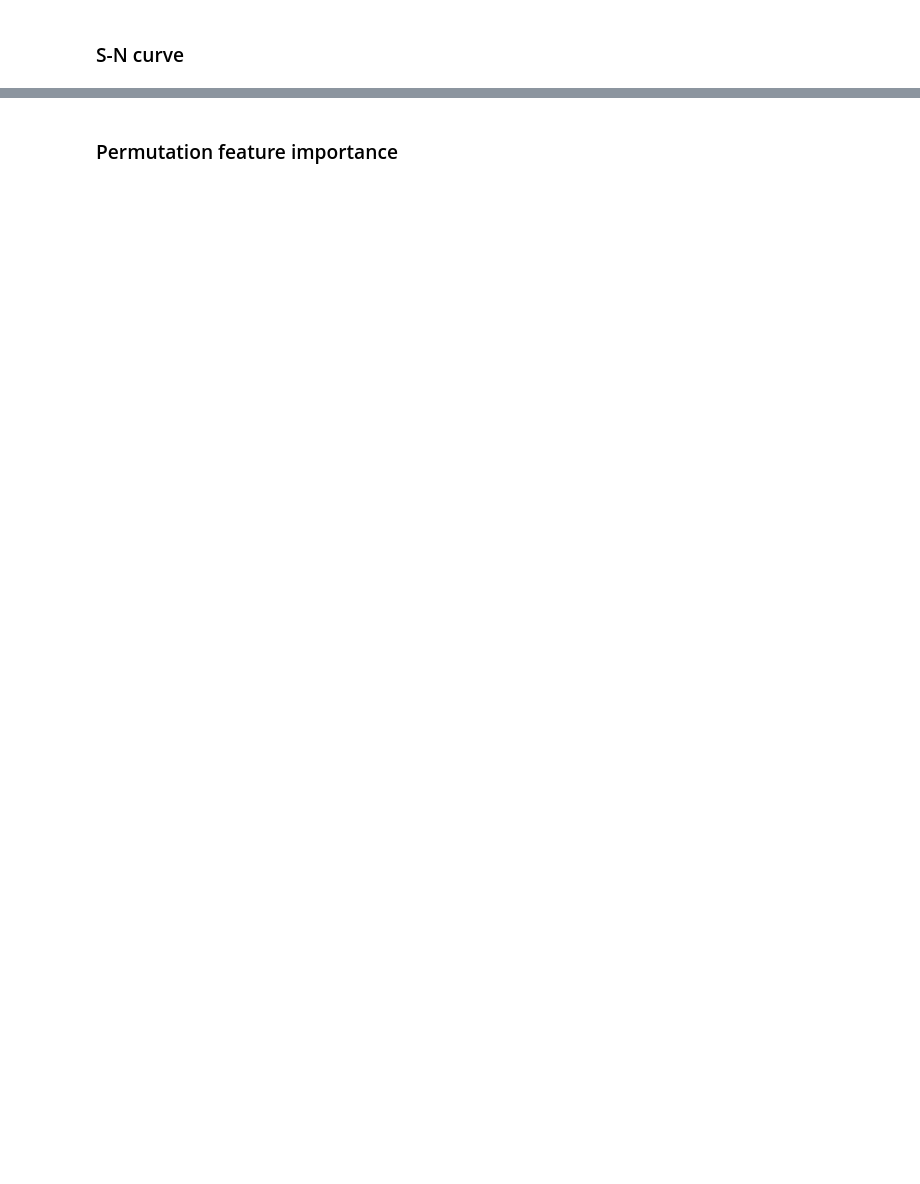
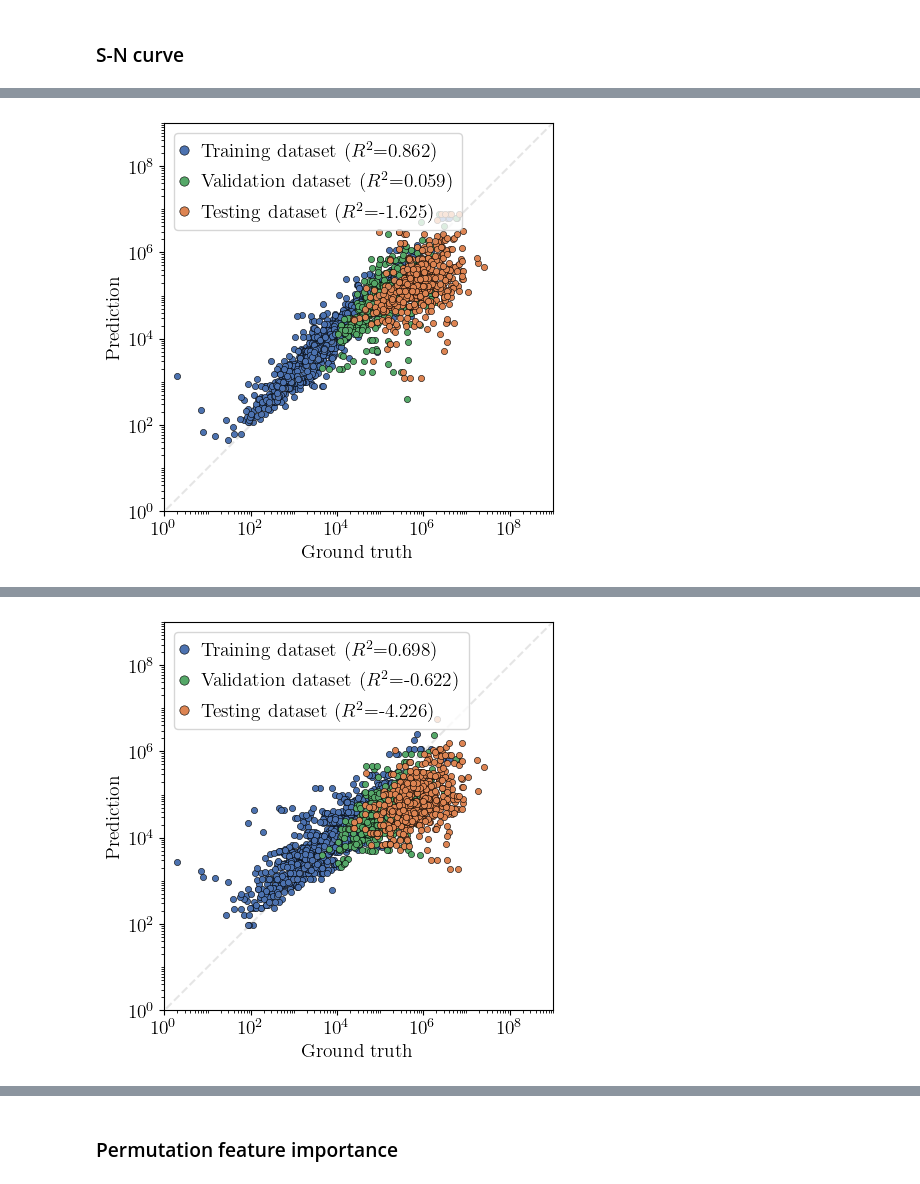
Before and after one commit to Luwen-Zhang/SNEnsemble, a Jupyter notebook: notebooks/main.ipynb, the cells around one changed output, grey strips where cells are left out. Cells and saved outputs as stored; diff of their text form; code cells hidden in the pictures; blank space fills up the shorter version.

```diff
--- a/notebooks/main.ipynb
+++ b/notebooks/main.ipynb
@@ -106,0 +265,25 @@ Testing Loss: 2.4268, R2: -20.5816
+# %%
+from src.core.datasplitter import MaterialCycleSplitter
+from src.core.model import *
+
+device = "cuda" if torch.cuda.is_available() else "cpu"
+print("Using {} device".format(device))
+
+configfile = "base_SNL_MSU_DOE_fatigue"
+trainer = Trainer(device=device)
+trainer.load_config(configfile)
+trainer.datasplitter = MaterialCycleSplitter()
+trainer.load_data()
+trainer.train(verbose=True)
+
+models = [
+    AutoGluon(trainer),
+    MLP(trainer),
+    ThisWork(trainer),
+    ThisWork(trainer, manual_activate=["linlogSN"], program="ThisWorklinlog"),
+    ThisWork(trainer, manual_activate=["loglogSN"], program="ThisWorkloglog"),
+]
+
+trainer.add_modelbases(models)
+# trainer.bayes_opt=True
+trainer.train(verbose=True)
@@ -106,0 +387,8 @@ Testing Loss: 2.4268, R2: -20.5816
+# %%
+trainer.plot_truth_pred(log_trans=True, upper_lim=9, program='MLP')
+trainer.plot_truth_pred(log_trans=True, upper_lim=9, program='ThisWork')
+trainer.plot_truth_pred(log_trans=True, upper_lim=9, program='ThisWorklinlog')
+trainer.plot_truth_pred(log_trans=True, upper_lim=9, program='ThisWorkloglog')
+with HiddenPltShow():
+    trainer.plot_truth_pred(log_trans=True, upper_lim=9, program='AutoGluon')
+# %% [output]
@@ -106,0 +399 @@ Testing Loss: 2.4268, R2: -20.5816
+[figure, added]
@@ -106,0 +404 @@ Testing Loss: 2.4268, R2: -20.5816
+[figure, added]
```
Also changed, not shown: parts of 32 cells of this notebook.
